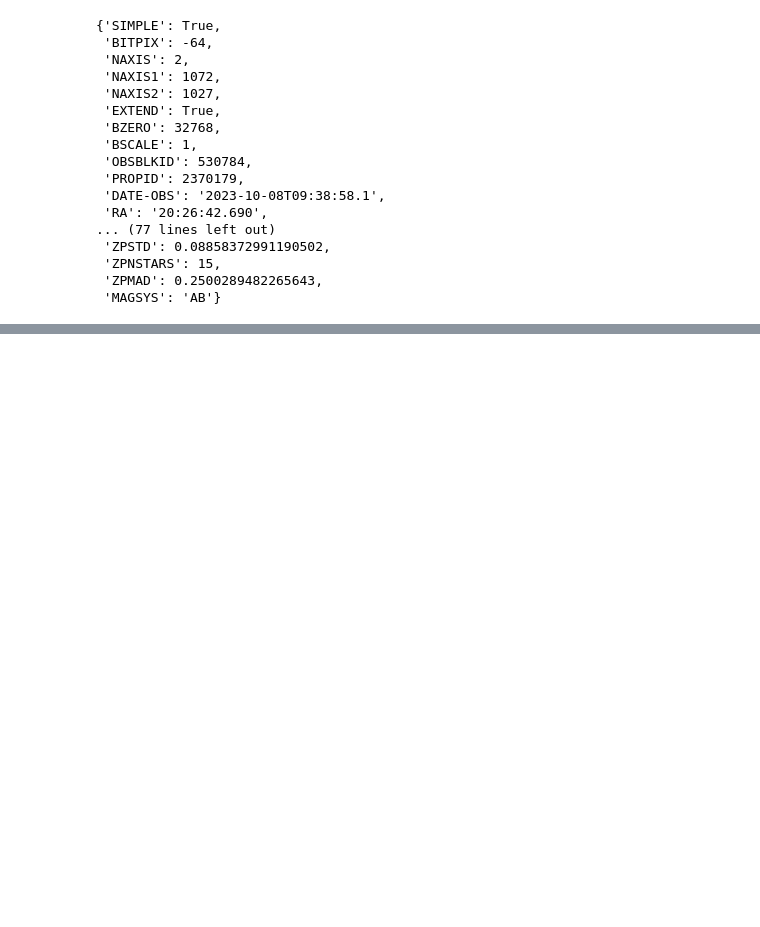
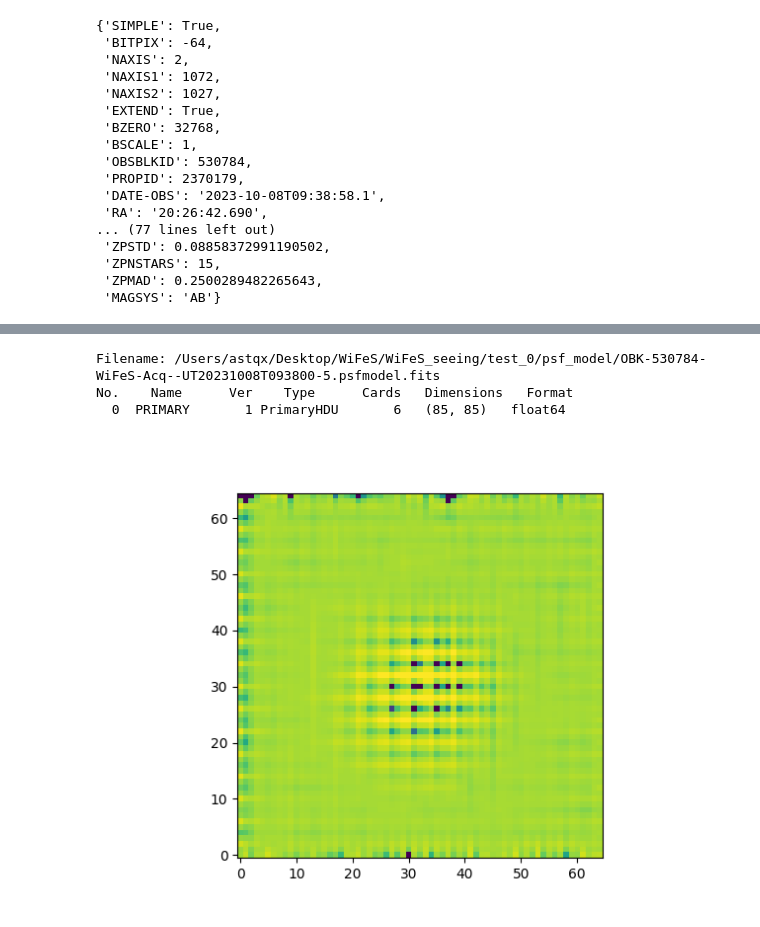
Before and after one commit to MaxFleming23/WiFeS_seeing, a Jupyter notebook: pipeline.ipynb, the cells around one changed output, grey strips where cells are left out. Cells and saved outputs as stored; diff of their text form; code cells hidden in the pictures; blank space fills up the shorter version.

Commit message:
xmatch and psf model

```diff
--- a/pipeline.ipynb
+++ b/pipeline.ipynb
@@ -1847,0 +2160,16 @@ load_object('/Users/astqx/Desktop/WiFeS/WiFeS_seeing/test_0/photcal/OBK-530784-W
+# %%
+img = Fits('/Users/astqx/Desktop/WiFeS/WiFeS_seeing/test_0/psf_model/OBK-530784-WiFeS-Acq--UT20231008T093800-5.psfmodel.fits')
+
+data = img.data[0]
+data = data[10:-10,10:-10]
+
+norm = simple_norm(data, 'log', percent=99.0)
+
+plt.figure(clear=True)
+plt.imshow(data, norm=norm, origin='lower', cmap='viridis')
+plt.show()
+# %% [output]
+Filename: /Users/astqx/Desktop/WiFeS/WiFeS_seeing/test_0/psf_model/OBK-530784-WiFeS-Acq--UT20231008T093800-5.psfmodel.fits
+No.    Name      Ver    Type      Cards   Dimensions   Format
+  0  PRIMARY       1 PrimaryHDU       6   (85, 85)   float64
+[figure, added]
```
Also changed, not shown: parts of 16 cells of this notebook, 45 other files.
